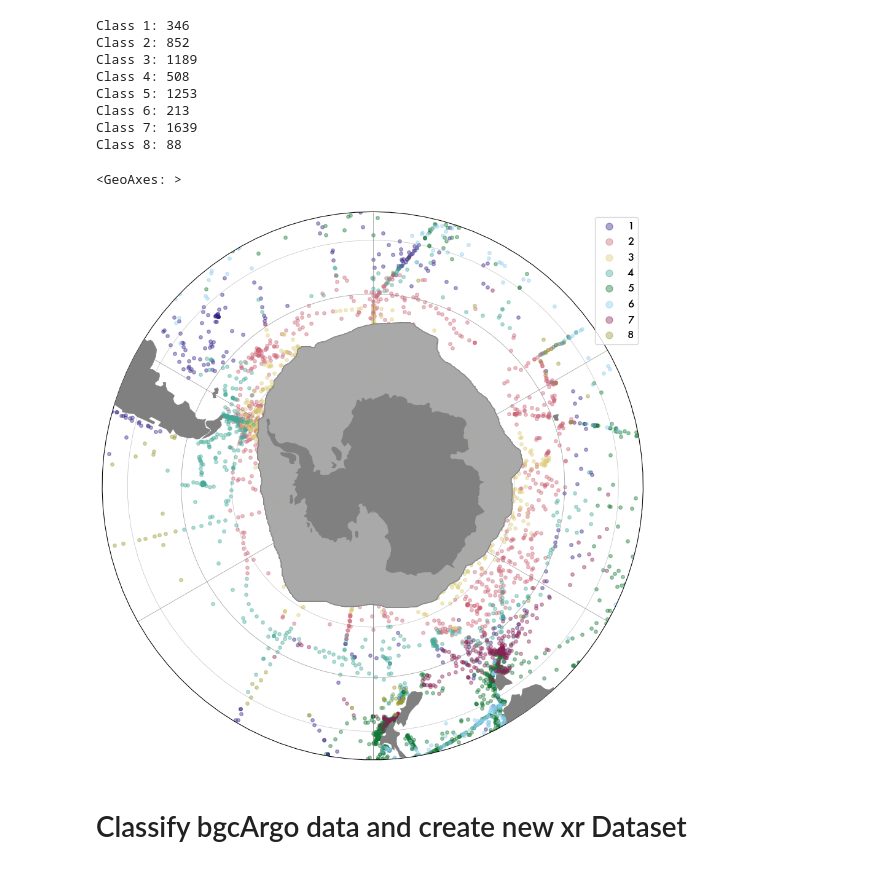
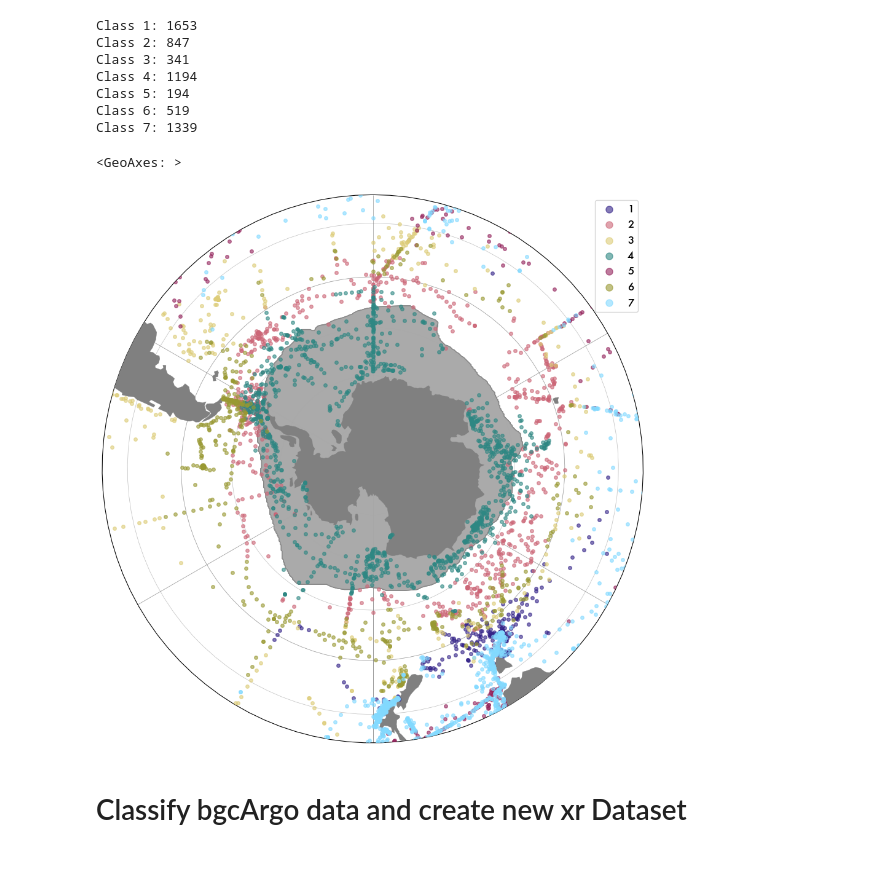
Before and after one commit to song-sangmin/CRUSOE-SOCarbon, a Jupyter notebook: src/1.2_pcm_classify_bgcArgo_ship.ipynb, the cells around one changed output. Saved outputs shown, nothing was run; the diff lists cells and outputs as text; code cells hidden in the pictures.

```diff
--- a/src/1.2_pcm_classify_bgcArgo_ship.ipynb
+++ b/src/1.2_pcm_classify_bgcArgo_ship.ipynb
@@ -24 +32,4 @@ reload(loader)
+# %%
+pcm_params='pc8_gmm7'
+n_gmm=7
 # %% [markdown]
@@ -39,18 +37,8 @@ sepdict_7d
 # %%
-path = '/Volumes/crusoe-repo/data/socat/colocate-coreArgo/'
-
-sepdict_7d = {key:None for key in [str(x) for x in range(2014,2024)]}
-
-for x in os.listdir(path):
-    if x.startswith('colocate_7d') & x.endswith('20260111.csv'):
-        sepdict_7d[x[14:18]] = pd.read_csv(path+x, index_col=0)
-        # print('Imported data for _7d window: ' + x)
-
-sepstat_7d = pd.concat(sepdict_7d.values()).reset_index().drop(['level_0', 'index'], axis=1)
-sepstat_7d.tail()
-
-
-socat_df = sepstat_7d[sepstat_7d['latitude']<-35].reset_index()
+# ========= import socat data
+reload(loader)
+sepstat_7d = loader.import_socat_colocation()
+socat_df = sepstat_7d[sepstat_7d['latitude']<-35]
 # %%
 # socat_df = socat.to_dataframe()
 socat_df
@@ -98,8 +86,8 @@ for ind, row in missingClasses.iterrows():
 
 
 # Make dictionary
-socat_classes = {k:None for k in range(8)}
-for ind in range(8):
+socat_classes = {k:None for k in range(n_gmm)}
+for ind in range(n_gmm):
     socat_classes[ind] = socat_df[socat_df['class']==ind]
 # %%
 socat_df[~socat_df['class'].isna()]
@@ -157,14 +108,23 @@ socat_df
 # %%
-# Good version, Aug 5 2025
+# Updated Jan 2026
 list = []
 for class_id, ds in socat_classes.items():
     # Create a new coordinate 'class' for each profile
-    temp_ds = (xr.Dataset.from_dataframe(socat_classes[class_id].set_index('index'))
-    )
+    temp_ds = (xr.Dataset.from_dataframe(socat_classes[class_id]))
     list.append(temp_ds.assign_coords(cluster = temp_ds['class'].astype(int)+1))
 
 # Merge all classes along profid
 clustered_socat_ds = xr.concat(list, dim="index")
+
+
+clustered_socat_ds = clustered_socat_ds.rename_vars({'yearday':'linear_time'})
+
+for x in ['latitude', 'longitude', 'datetime', 'linear_time']:
+    clustered_socat_ds = clustered_socat_ds.set_coords(x)
+clustered_socat_ds = clustered_socat_ds.assign_attrs({'gmm_run_params': pcm_params,
+                        'pcm_run_date': datetime.datetime.now().strftime('%Y%m%d'),
+                        'dbar_limit' : '0-500dbar'
+                        })
 clustered_socat_ds
 # %% [output]
 <xarray.Dataset>
@@ -194,23 +154,22 @@ if save:
 # %%
-for ind in range(8):
+for ind in range(n_gmm):
     print(f'Class {ind+1}: {len(socat_classes[ind].index.values)}')
 # %% [output]
-Class 1: 346
-Class 2: 852
-Class 3: 1189
-Class 4: 508
-Class 5: 1253
-Class 6: 213
-Class 7: 1639
-Class 8: 88
+Class 1: 1653
+Class 2: 847
+Class 3: 341
+Class 4: 1194
+Class 5: 194
+Class 6: 519
+Class 7: 1339
 # %%
 reload(figs_pcm)
 
 # To plot all classes on one plot
-figs_pcm.sopolar_classes(socat_classes, inds=range(8), figsize=(9,9), dotsize=16, markerscale=2)
+figs_pcm.sopolar_classes(socat_classes, figsize=(9,9), dotsize=16, markerscale=2, dotalpha=0.6)
 # %% [output]
 <GeoAxes: >
-[figure, old version]
+[figure, new version]
 # %% [markdown]
 # Classify bgcArgo data and create new xr Dataset
 # %%
```
Also changed, not shown: parts of 22 cells of this notebook, 27 other files.
